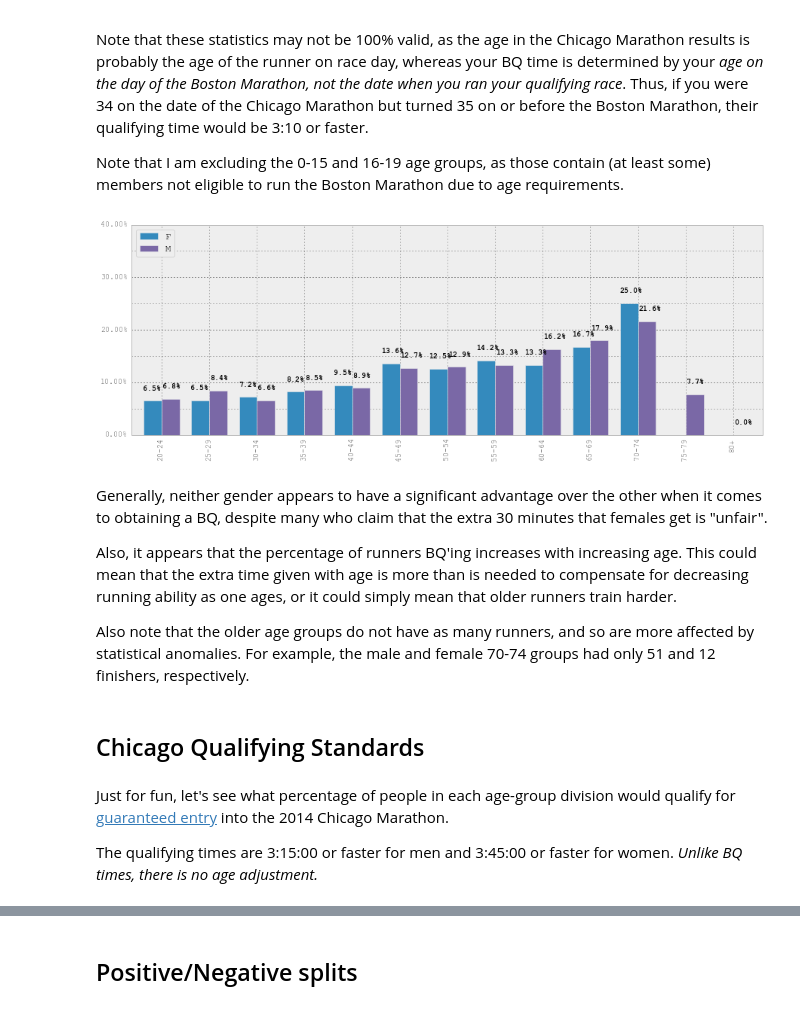
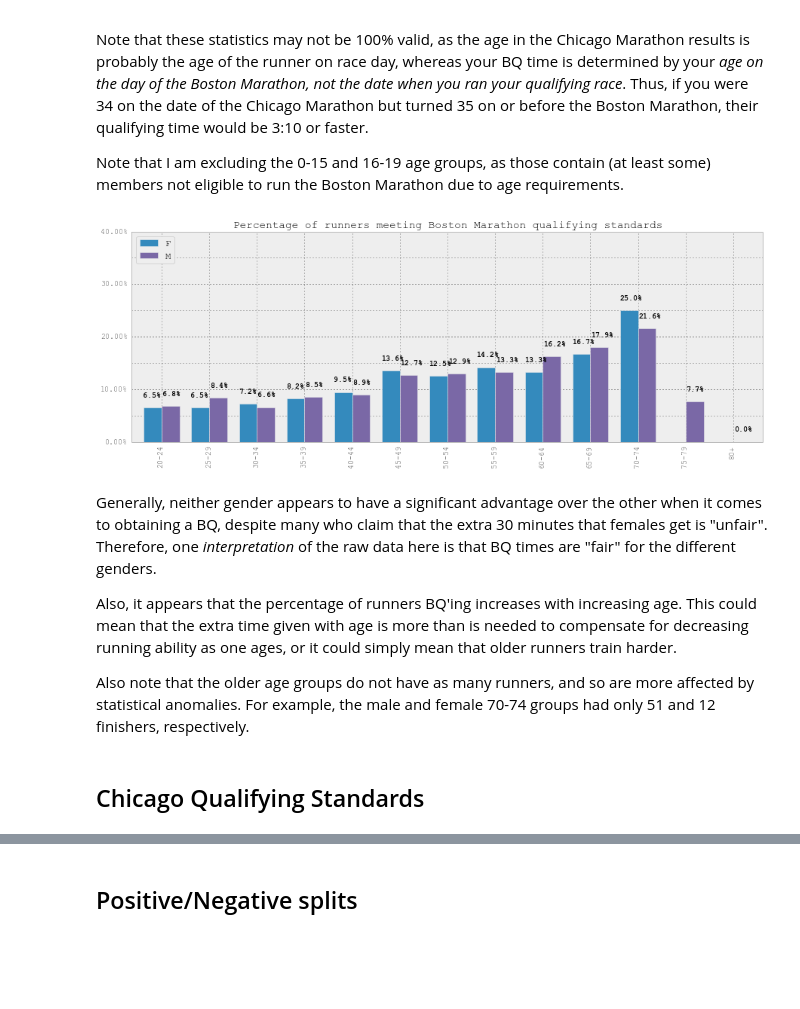
Before and after one commit to pchng/cm2013, a Jupyter notebook: 2013 Chicago Marathon Analysis.ipynb, the cells around one changed output, grey strips where cells are left out. Saved outputs shown, nothing was run; the diff lists cells and outputs as text; code cells hidden in the pictures; blank space fills up the shorter version.

Commit message:
CM qualification; average finishing times.

```diff
--- a/2013 Chicago Marathon Analysis.ipynb
+++ b/2013 Chicago Marathon Analysis.ipynb
@@ -352,47 +362,44 @@ def calc_bq_percentages(gender, groups):
         if bq_cat in bq_times:
             bq_indexes.append(groups.index[i])
             bq_time = timestring_to_seconds(bq_times[bq_cat])
             bq_results = results[
                     (results.gender == gender) &
                     (results.division == groups.index[i]) &
                     (results.finish_seconds < bq_time)]
             num_qualifiers = len(bq_results.index)
             bq_percentages.append(num_qualifiers/float(groups[i]))
     return bq_indexes, bq_percentages
 
 male_bq_percentages = calc_bq_percentages('M', m)
 female_bq_percentages = calc_bq_percentages('W', f)
 
 male_bq_percentages = pd.Series(male_bq_percentages[1], male_bq_percentages[0])
 female_bq_percentages = pd.Series(female_bq_percentages[1], female_bq_percentages[0])
 bq_d = {'M': male_bq_percentages, 'F': female_bq_percentages}
 bq_percentages = pd.DataFrame(bq_d)
 
 ax = bq_percentages.plot(kind='bar')
 ax.yaxis.set_major_formatter(matplotlib.ticker.FuncFormatter(percentage_ticks))
 ax.yaxis.set_major_locator(MultipleLocator(0.10))
 ax.yaxis.set_minor_locator(MultipleLocator(0.05))
 ax.set_ylim([0, 0.4])
+pyplot.title('Percentage of runners meeting Boston Marathon qualifying standards')
 
-def label_bq_percentages(d, ax):
+def label_percentages(d, ax, v_offset):
     # Iterate over M/F separately because they may contain separate sets.
     format_str = "{:.1%}"
     for (i, value) in enumerate(d['F']):
-        ax.text(0.25 + i, value + 0.02, format_str.format(value), weight='bold')
+        ax.text(0.25 + i, value + v_offset, format_str.format(value), weight='bold')
     for (i, value) in enumerate(d['M']):
-        ax.text(0.65 + i, value + 0.02, format_str.format(value), weight='bold')
-label_bq_percentages(bq_d, ax)
+        ax.text(0.65 + i, value + v_offset, format_str.format(value), weight='bold')
+label_percentages(bq_d, ax, 0.02)
 # %% [output]
-[figure, old version]
+[figure, new version]
 # %% [markdown]
-Generally, neither gender appears to have a significant advantage over the other when it comes to obtaining a BQ, despite many who claim that the extra 30 minutes that females get is "unfair".
+Generally, neither gender appears to have a significant advantage over the other when it comes to obtaining a BQ, despite many who claim that the extra 30 minutes that females get is "unfair".  Therefore, one _interpretation_ of the raw data here is that BQ times are "fair" for the different genders.
 
 Also, it appears that the percentage of runners BQ'ing increases with increasing age.  This could mean that the extra time given with age is more than is needed to compensate for decreasing running ability as one ages, or it could simply mean that older runners train harder.
 
 Also note that the older age groups do not have as many runners, and so are more affected by statistical anomalies.  For example, the male and female 70-74 groups had only 51 and 12 finishers, respectively.
 # %% [markdown]
 ## Chicago Qualifying Standards
-# %% [markdown]
-Just for fun, let's see what percentage of people in each age-group division would qualify for [guaranteed entry](http://www.chicagomarathon.com/participant-information/registration/chicago-marathon-time-qualifier/) into the 2014 Chicago Marathon.
-
-The qualifying times are 3:15:00 or faster for men and 3:45:00 or faster for women. *Unlike BQ times, there is no age adjustment.*
```
Also changed, not shown: parts of 17 cells of this notebook.
